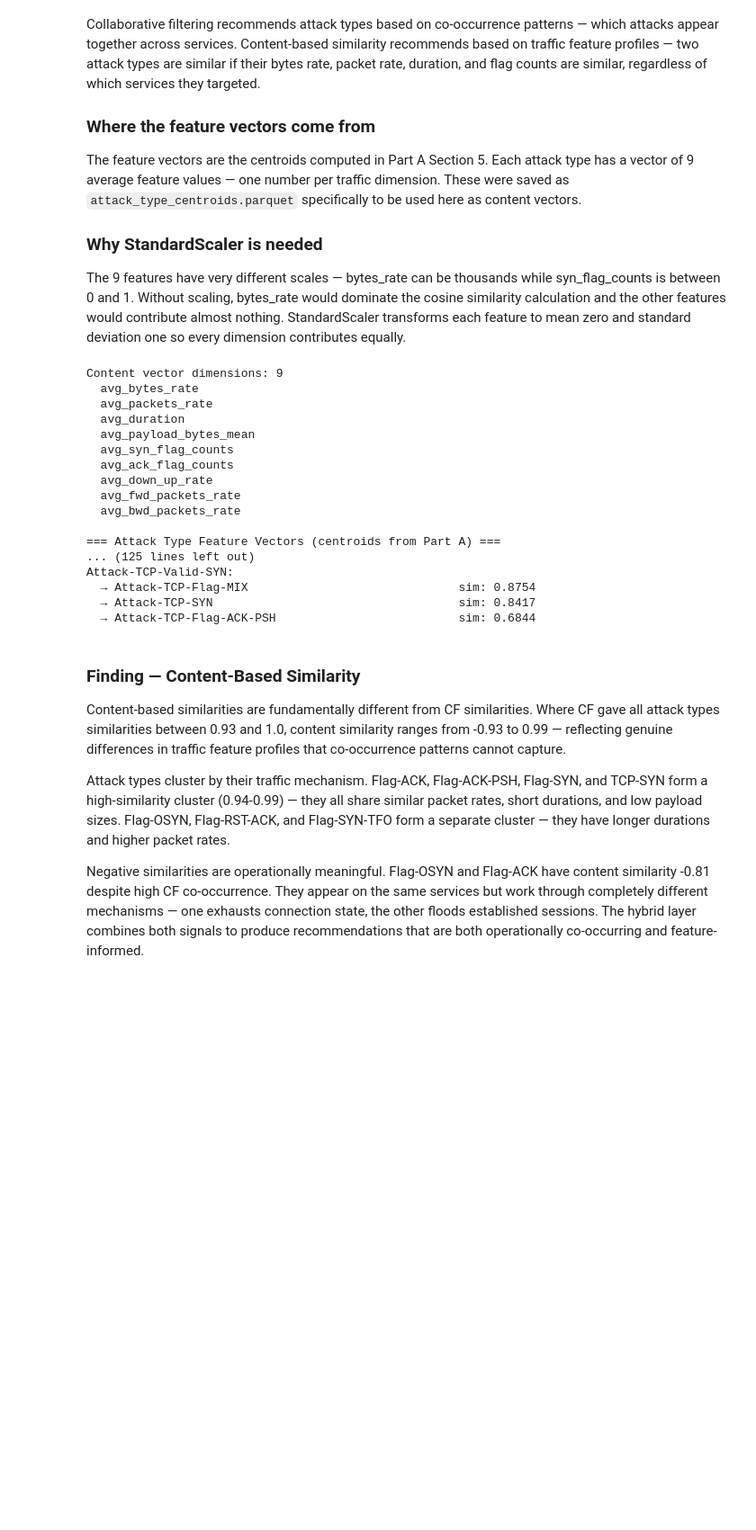
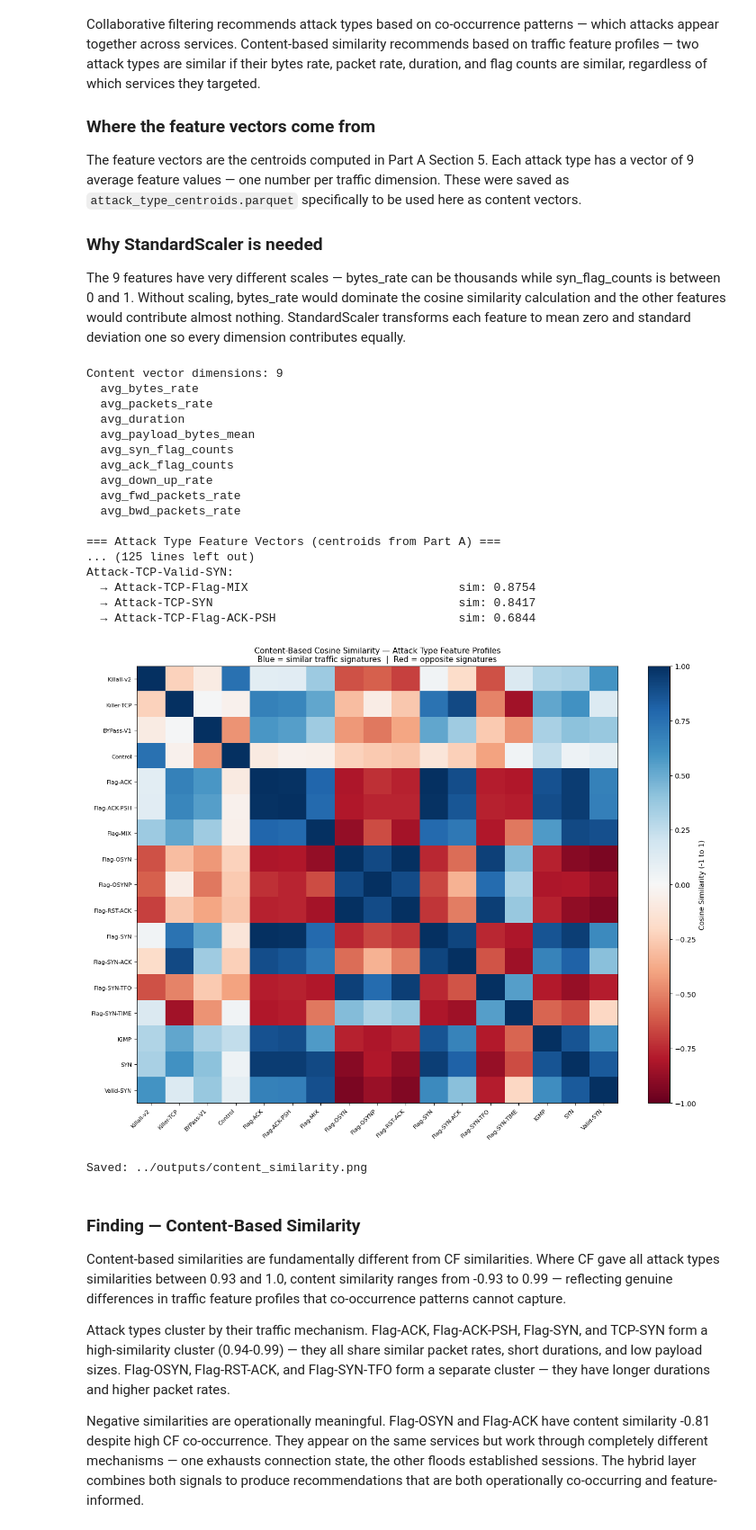
Before and after one commit to ITToday/ddos-bigdata-project, a Jupyter notebook: notebooks/part_b_recommendation.ipynb, the cells around one changed output. Shown at 90% size. Saved outputs shown, nothing was run; the diff lists cells and outputs as text; code cells hidden in the pictures; blank space fills up the shorter version.

Commit message:
Part B: Section 5 — Content similarity heatmap added

```diff
--- a/notebooks/part_b_recommendation.ipynb
+++ b/notebooks/part_b_recommendation.ipynb
@@ -703,33 +703,61 @@ K = 3
 print(f"\n=== Top-{K} Content-Similar Attack Types ===")
 content_knn_results = {}
 
 for attack_type in content_sim_df.index:
     similarities = content_sim_df[attack_type].drop(
         attack_type, errors='ignore'
     )
     top_k = similarities.nlargest(K)
     content_knn_results[attack_type] = top_k
     print(f"\n{attack_type}:")
     for similar, score in top_k.items():
         print(f"  → {similar:<48} sim: {score:.4f}")
+
+# --- Visualise content similarity as heatmap ---
+import matplotlib.pyplot as plt
+
+fig, ax = plt.subplots(figsize=(13, 10))
+im = ax.imshow(content_sim, cmap='RdBu', aspect='auto', vmin=-1, vmax=1)
+
+labels = [a.replace('Attack-TCP-','').replace('Attack-','')
+          for a in content_sim_df.index]
+ax.set_xticks(range(len(labels)))
+ax.set_xticklabels(labels, rotation=45, ha='right', fontsize=8)
+ax.set_yticks(range(len(labels)))
+ax.set_yticklabels(labels, fontsize=8)
+
+ax.set_title(
+    'Content-Based Cosine Similarity — Attack Type Feature Profiles\n'
+    'Blue = similar traffic signatures  |  Red = opposite signatures',
+    fontsize=11
+)
+plt.colorbar(im, ax=ax, label='Cosine Similarity (-1 to 1)')
+plt.tight_layout()
+
+os.makedirs('../outputs', exist_ok=True)
+plt.savefig('../outputs/content_similarity.png', dpi=150, bbox_inches='tight')
+plt.show()
+print("Saved: ../outputs/content_similarity.png")
 # %% [output]
 Content vector dimensions: 9
   avg_bytes_rate
   avg_packets_rate
   avg_duration
   avg_payload_bytes_mean
   avg_syn_flag_counts
   avg_ack_flag_counts
   avg_down_up_rate
   avg_fwd_packets_rate
   avg_bwd_packets_rate
 
 === Attack Type Feature Vectors (centroids from Part A) ===
 ... (125 lines left out)
 Attack-TCP-Valid-SYN:
   → Attack-TCP-Flag-MIX                              sim: 0.8754
   → Attack-TCP-SYN                                   sim: 0.8417
   → Attack-TCP-Flag-ACK-PSH                          sim: 0.6844
+[figure, added]
+Saved: ../outputs/content_similarity.png
 # %% [markdown]
 ### Finding — Content-Based Similarity
 
```
Also changed, not shown: 1 other file.
